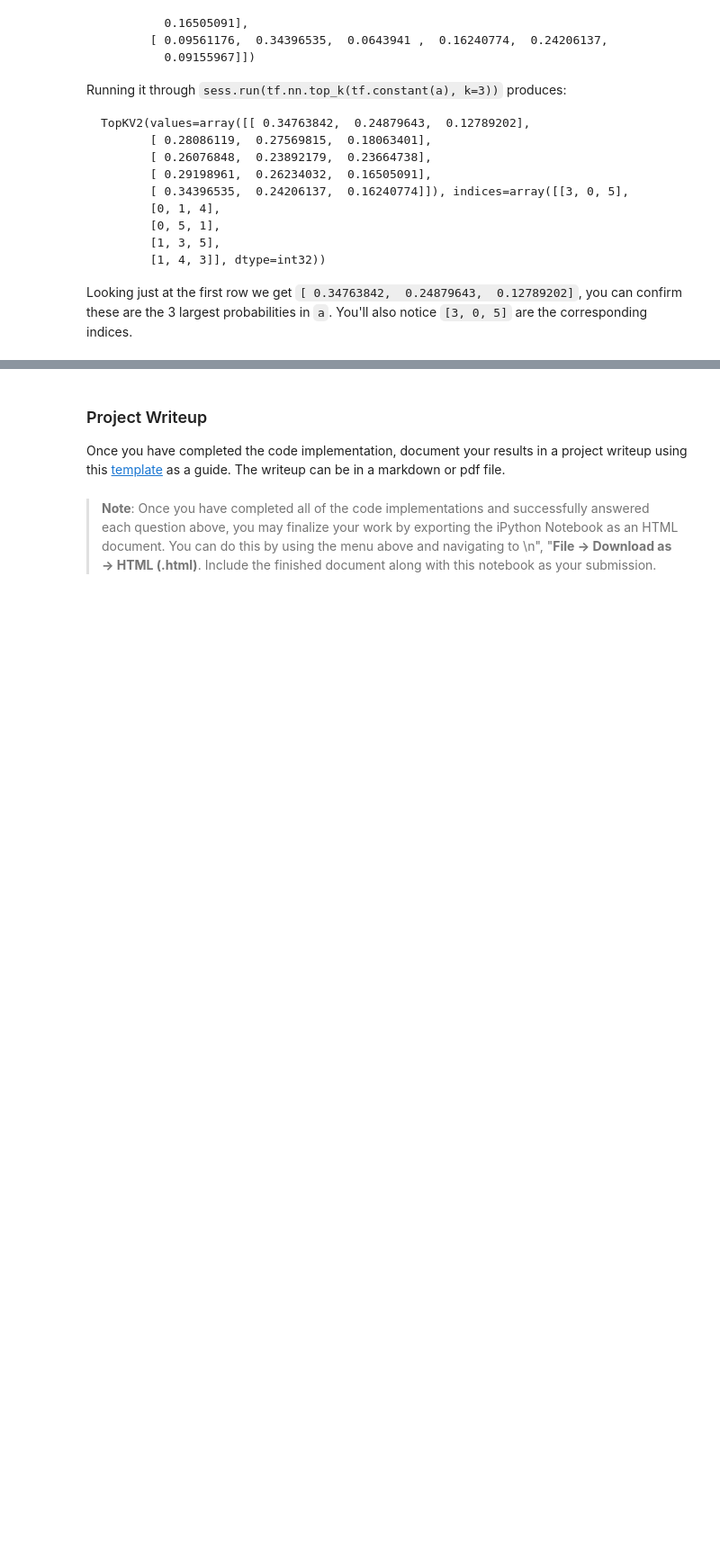
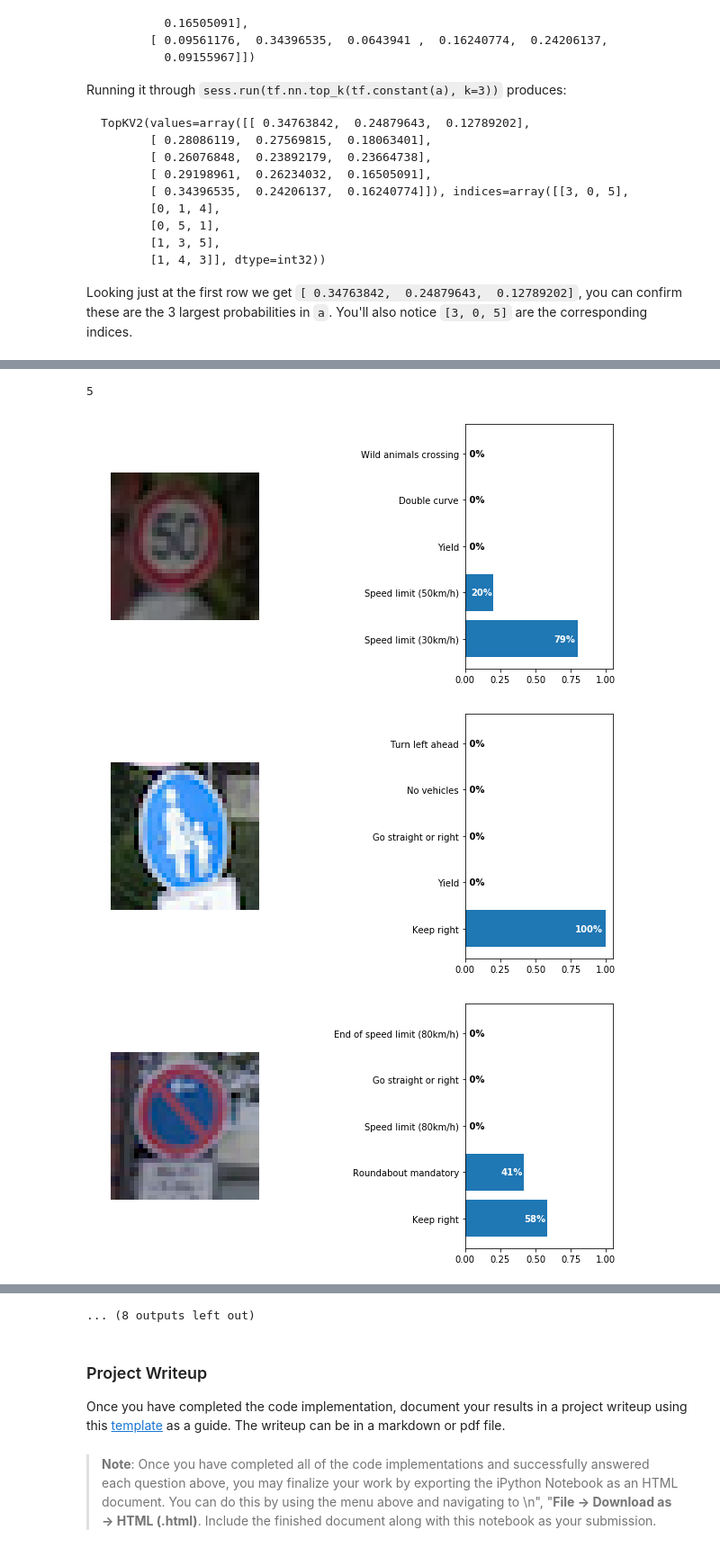
Before and after one commit to mrppdex/udacity, a Jupyter notebook: Traffic_Sign_Classifier.ipynb, the cells around one changed output, grey strips where cells are left out. Shown: that part at 90% size. Cells and saved outputs as stored; diff of their text form; code cells hidden in the pictures; blank space fills up the shorter version.

Commit message:
barchart added

```diff
--- a/Traffic_Sign_Classifier.ipynb
+++ b/Traffic_Sign_Classifier.ipynb
@@ -608,0 +610,4 @@ TopKV2(values=array([[  9.99984264e-01,   1.18299977e-05,   2.39106930e-06,
+# %%
+top_5.values.shape[1]
+# %% [output]
+5
@@ -608,0 +663,7 @@ TopKV2(values=array([[  9.99984264e-01,   1.18299977e-05,   2.39106930e-06,
+# %%
+for i in range(len(test_roadsigns)):
+    barchart(test_roadsigns, i, top_5)
+# %% [output]
+[figure, added]
+[figure, added]
+[figure, added]
@@ -609,3 +679,4 @@ TopKV2(values=array([[  9.99984264e-01,   1.18299977e-05,   2.39106930e-06,
+... (8 outputs left out)
 # %% [markdown]
 ### Project Writeup
 
```
Also changed, not shown: parts of 12 cells of this notebook.
